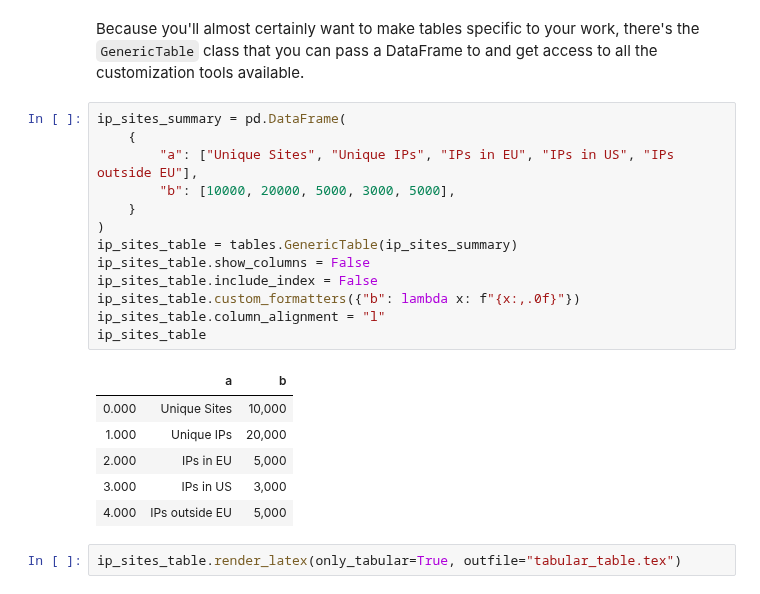
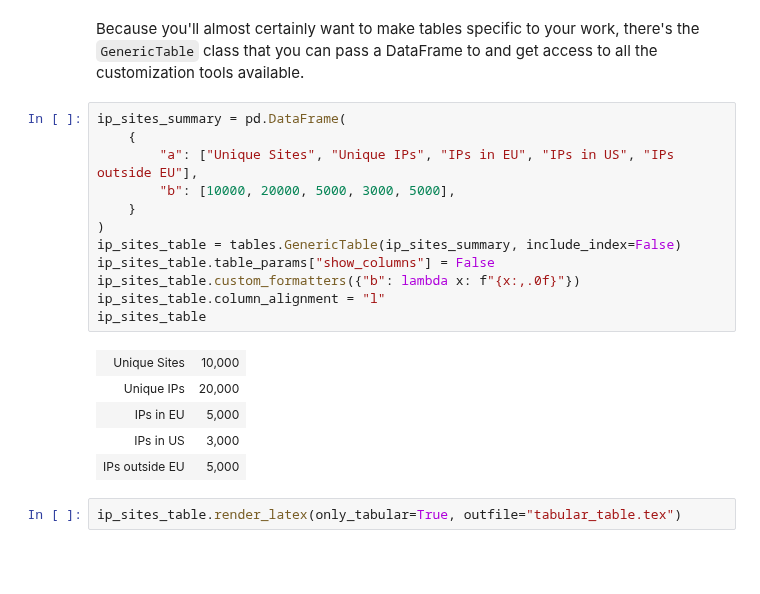
Before and after one commit to andersonfrailey/statstables, a Jupyter notebook: samplenotebook.ipynb, the cells around one changed output. Cells and saved outputs as stored; diff of their text form; blank space fills up the shorter version.

```diff
--- a/samplenotebook.ipynb
+++ b/samplenotebook.ipynb
@@ -150,23 +150,21 @@ Because you'll almost certainly want to make tables specific to your work, there
 # %%
 ip_sites_summary = pd.DataFrame(
     {
         "a": ["Unique Sites", "Unique IPs", "IPs in EU", "IPs in US", "IPs outside EU"],
         "b": [10000, 20000, 5000, 3000, 5000],
     }
 )
-ip_sites_table = tables.GenericTable(ip_sites_summary)
-ip_sites_table.show_columns = False
-ip_sites_table.include_index = False
+ip_sites_table = tables.GenericTable(ip_sites_summary, include_index=False)
+ip_sites_table.table_params["show_columns"] = False
 ip_sites_table.custom_formatters({"b": lambda x: f"{x:,.0f}"})
 ip_sites_table.column_alignment = "l"
 ip_sites_table
 # %% [output]
-|  | a | b |
-| 0.000 | Unique Sites | 10,000 |
-| 1.000 | Unique IPs | 20,000 |
-| 2.000 | IPs in EU | 5,000 |
-| 3.000 | IPs in US | 3,000 |
-| 4.000 | IPs outside EU | 5,000 |
+| Unique Sites | 10,000 |
+| Unique IPs | 20,000 |
+| IPs in EU | 5,000 |
+| IPs in US | 3,000 |
+| IPs outside EU | 5,000 |
 # %%
 ip_sites_table.render_latex(only_tabular=True, outfile="tabular_table.tex")
 # %% [markdown]
```
Also changed, not shown: parts of 6 cells of this notebook, 6 other files.
